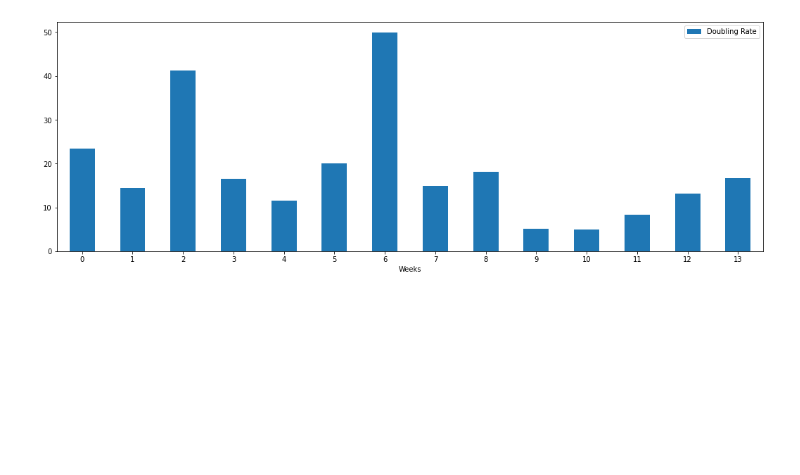
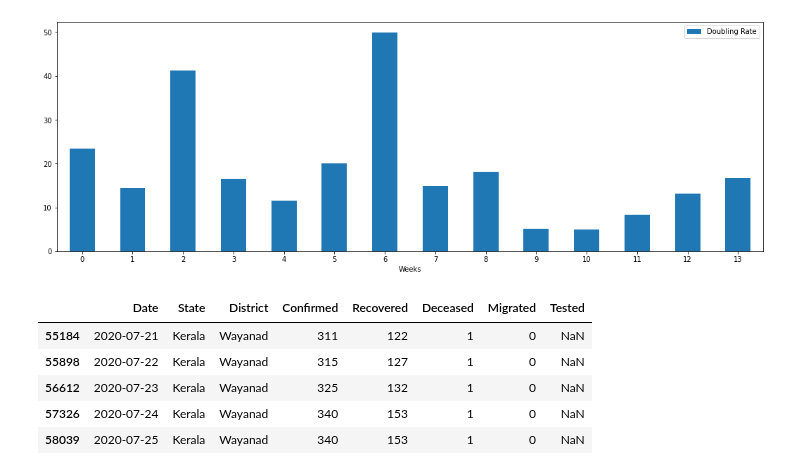
Before and after one commit to skbhere/COVID-19-Case-Forecasting, a Jupyter notebook: 02_Mdu.ipynb, the cells around one changed output. Cells and saved outputs as stored; diff of their text form; code cells hidden in the pictures; blank space fills up the shorter version.

```diff
--- a/02_Mdu.ipynb
+++ b/02_Mdu.ipynb
@@ -400,3 +398,14 @@ plt.savefig('Bangaluru Urban Doubling Rate')
 # %% [output]
 <Figure size 1296x432 with 0 Axes>
 [figure]
+# %%
+df= pd.read_csv("https://api.covid19india.org/csv/latest/districts.csv")
+df1=df.loc[df['District'] == "Wayanad"]
+df1.tail()
+# %% [output]
+|  | Date | State | District | Confirmed | Recovered | Deceased | Migrated | Tested |
+| 55184 | 2020-07-21 | Kerala | Wayanad | 311 | 122 | 1 | 0 | NaN |
+| 55898 | 2020-07-22 | Kerala | Wayanad | 315 | 127 | 1 | 0 | NaN |
+| 56612 | 2020-07-23 | Kerala | Wayanad | 325 | 132 | 1 | 0 | NaN |
+| 57326 | 2020-07-24 | Kerala | Wayanad | 340 | 153 | 1 | 0 | NaN |
+| 58039 | 2020-07-25 | Kerala | Wayanad | 340 | 153 | 1 | 0 | NaN |
```
Also changed, not shown: parts of 4 cells of this notebook.
